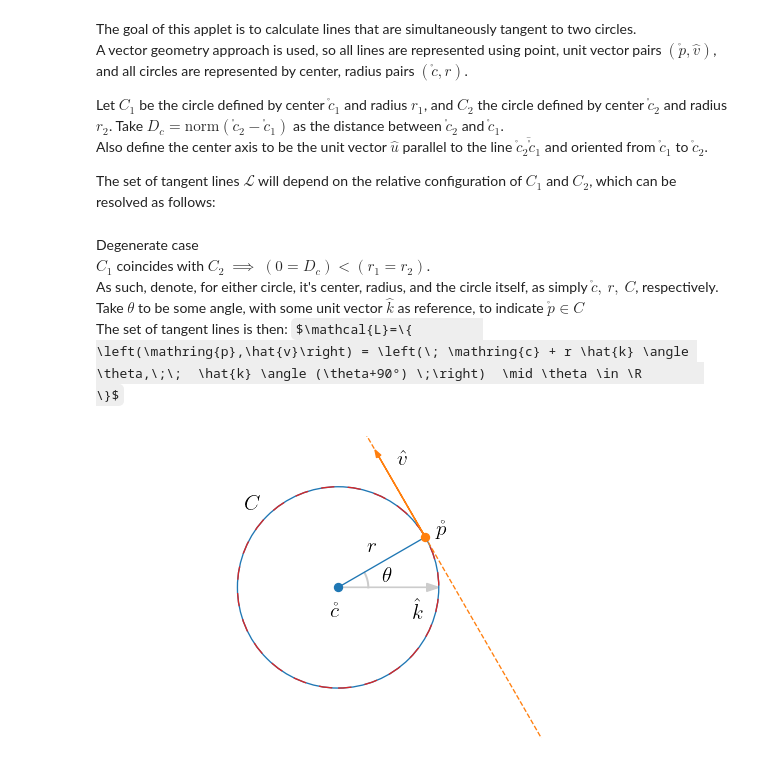
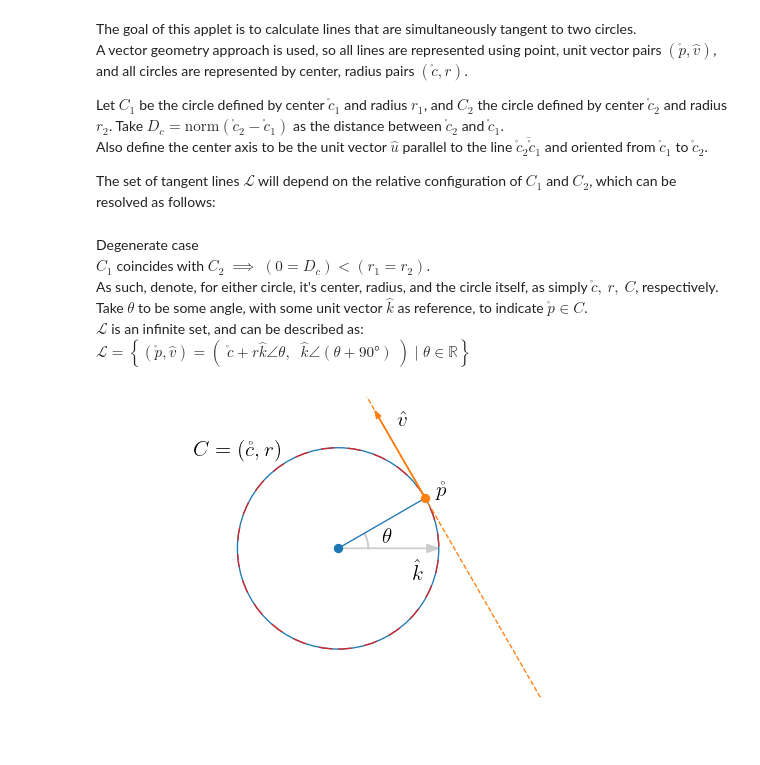
Before and after one commit to LeoKiepper/Exercicios, a Jupyter notebook: CircleCircleTangents/CircleCircleTangents.ipynb, the cells around one changed output. Cells and saved outputs as stored; diff of their text form; code cells hidden in the pictures; some formulas as TeX source; blank space fills up the shorter version.

```diff
--- a/CircleCircleTangents/CircleCircleTangents.ipynb
+++ b/CircleCircleTangents/CircleCircleTangents.ipynb
@@ -28,10 +28,10 @@ Degenerate case
 $C_1$ coincides with $C_2$  $\implies$  $(0=D_c)<(r_1=r_2)$.
 As such, denote, for either circle, it's center, radius, and the circle itself, as simply $\mathring{c},\: r,\: C$, respectively.
 
-Take $\theta$ to be some angle, with some unit vector $\hat{k}$ as reference, to indicate $\mathring{p} \in C$
-The set of tangent lines is then: $\mathcal{L}=\{
-        \left(\mathring{p},\hat{v}\right) = \left(\; \mathring{c} + r \hat{k} \angle \theta,\;\;  \hat{k} \angle (\theta+90°) \;\right)  \mid \theta \in \R
-\}$
+Take $\theta$ to be some angle, with some unit vector $\hat{k}$ as reference, to indicate $\mathring{p} \in C$.
+$\mathcal{L}$ is an infinite set, and can be described as: $\mathcal{L}=\left\{
+        \left(\mathring{p},\hat{v}\right) = \left(\; \mathring{c} + r \hat{k} \angle \theta,\;\;  \hat{k} \angle (\theta+90°) \;\right)  \mid \theta \in \mathbb{R}
+\right\}$
 
 """))
 
@@ -70,46 +70,40 @@ axd.plot(np.cos(angles)*r1*0.3+c1[0], np.sin(angles)*r1*0.3+c1[1],      # Angle
         color=(0.8,0.8,0.8))
 axd.annotate(r'$ \theta $', xy=aux, xycoords='data',                    # Angle label
         fontsize=16, ha ='center', va='center_baseline')
 axd.plot(c1[0],c1[1],'o',color='tab:blue')                              # Center point
-axd.annotate(r'$ \mathring{c} $', xy=c1+[0,-0.15],                      # Center label
-        xycoords='data', fontsize=16,
-        ha ='center', va='top')
 axd.plot([c1[0],p[0]],[c1[1],p[1]],color='tab:blue',linewidth=1)        # Radius line
-axd.annotate(r'$ r $',                                                  # Radius label
-        xy=(p-c1)*0.5+v*0.2,
-        xycoords='data', fontsize=16, ha ='center', va='center_baseline')
 axd.add_patch(C1)                                                       # C1
 axd.add_patch(C2)                                                       # C2
-axd.annotate(r'$ C $',                                                  # Circle label
-        xy=np.array([np.cos(3*np.pi/4),np.sin(3*np.pi/4)])*r1*1.2+c1[1],
+axd.annotate(r'$ C = (\mathring{c},r) $',                               # Circle label
+        xy=np.array([np.cos(3*np.pi/4),np.sin(3*np.pi/4)])*r1*1.4+c1[1],
         xycoords='data', fontsize=16, ha ='center', va='center_baseline')
 
 axd.plot(p[0],p[1],'o',color='tab:orange')                              # p
 axd.annotate(r'$ \mathring{p} $',                                       # p label
         xy=p+np.array([np.cos(ang),np.sin(ang)])*0.2,
         xycoords='data', fontsize=16,
         ha ='center', va='center_baseline')
 axd.arrow(p[0],p[1],v[0],v[1],                                          # v
         head_width=0.05,color='tab:orange',
         length_includes_head=True)
 axd.annotate(r'$ \hat{v} $',                                            # v label
         xy=p+0.8*v+np.array([np.cos(ang),np.sin(ang)])*0.2,
         xycoords='data', fontsize=16,
         ha ='center', va='center_baseline')
 axd.plot([p[0]+5*v[0],p[0]-5*v[0]],                                     # Tangent line
         [p[1]+5*v[1],p[1]-5*v[1]],
         color='tab:orange',linestyle='--',linewidth=1)
 
 plt.show(figd)
 # %% [output]
 Degenerate case
 $C_1$ coincides with $C_2$  $\implies$  $(0=D_c)<(r_1=r_2)$.
 As such, denote, for either circle, it's center, radius, and the circle itself, as simply $\mathring{c},\: r,\: C$, respectively.
-Take $\theta$ to be some angle, with some unit vector $\hat{k}$ as reference, to indicate $\mathring{p} \in C$
-The set of tangent lines is then: $\mathcal{L}=\{
-        \left(\mathring{p},\hat{v}\right) = \left(\; \mathring{c} + r \hat{k} \angle \theta,\;\;  \hat{k} \angle (\theta+90°) \;\right)  \mid \theta \in \R
-\}$
+Take $\theta$ to be some angle, with some unit vector $\hat{k}$ as reference, to indicate $\mathring{p} \in C$.
+$\mathcal{L}$ is an infinite set, and can be described as: $\mathcal{L}=\left\{
+        \left(\mathring{p},\hat{v}\right) = \left(\; \mathring{c} + r \hat{k} \angle \theta,\;\;  \hat{k} \angle (\theta+90°) \;\right)  \mid \theta \in \mathbb{R}
+\right\}$
-[figure, old version]
+[figure, new version]
 # %%
 # Case 0 calculuation and plot cell
 
```
Also changed, not shown: parts of 3 cells of this notebook.
